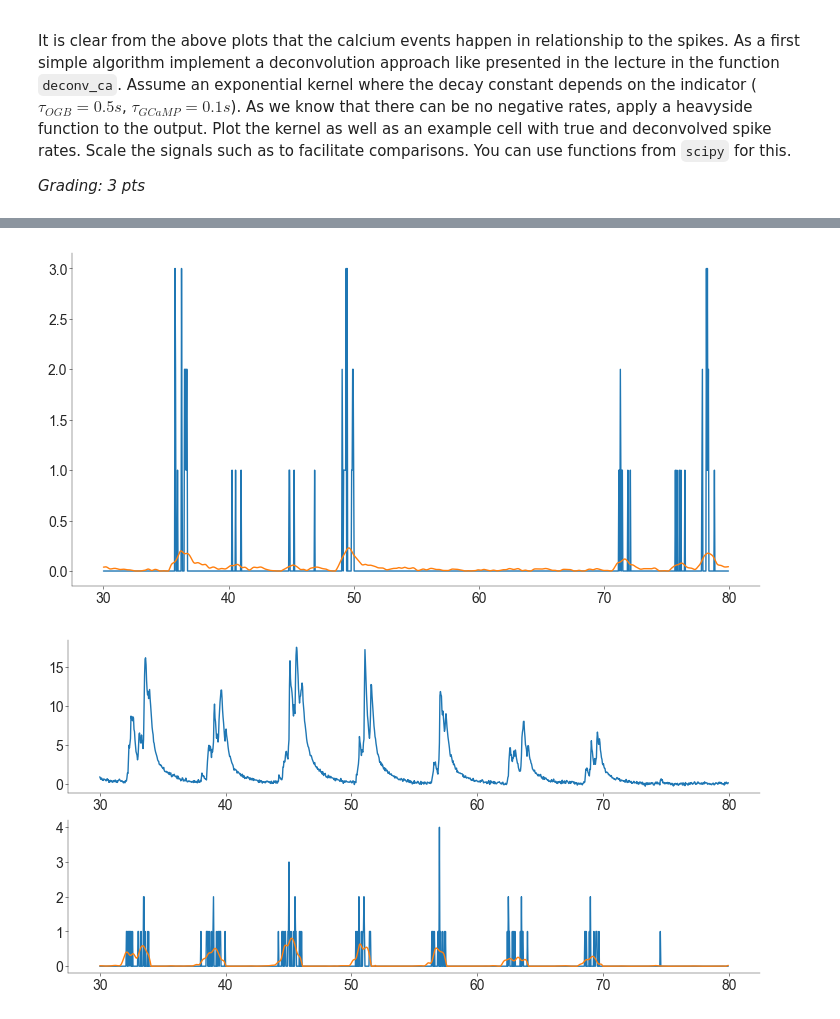
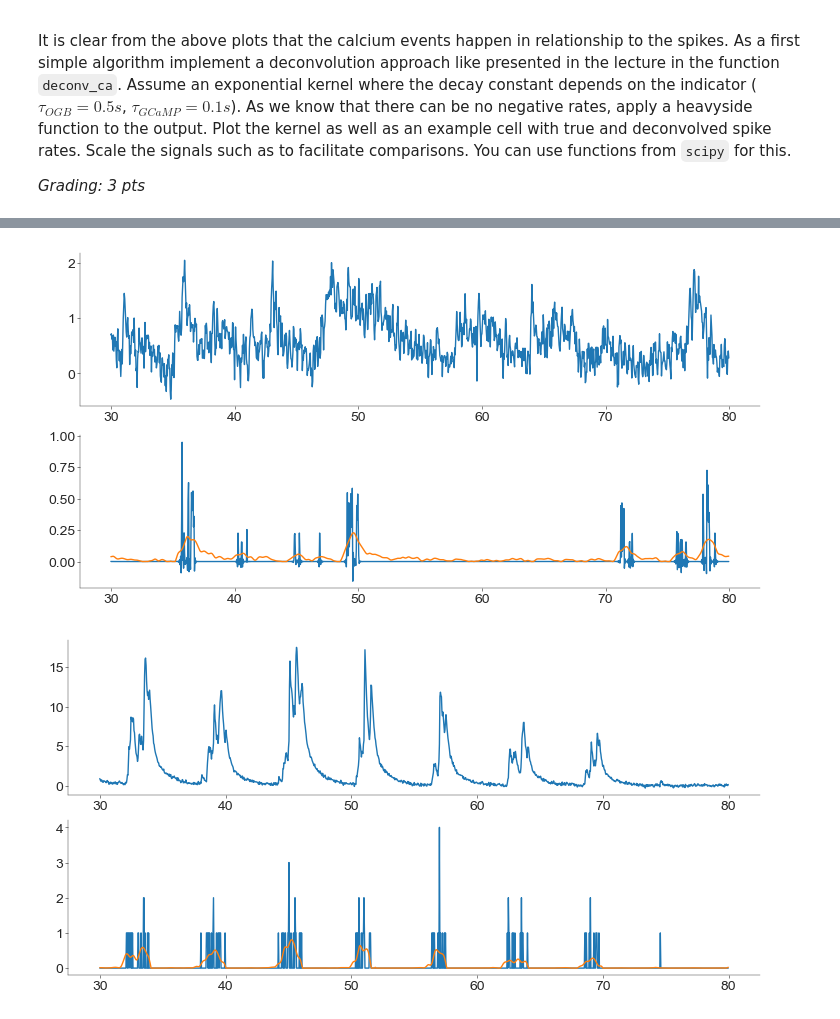
Before and after one commit to atimcenko/tu-neural-data-science, a Jupyter notebook: notebooks/CodingLab3_Ali.ipynb, the cells around one changed output, grey strips where cells are left out. Drawn from its saved outputs; the diff is of its cells as text; code cells hidden in the pictures.

```diff
--- a/notebooks/CodingLab3_Ali.ipynb
+++ b/notebooks/CodingLab3_Ali.ipynb
@@ -139,6 +141,10 @@ ogb_spikes = downsample_counts(ogb_spikes_orig.to_numpy(), fs_orig, fs)
 gcamp_calcium = signal.decimate(gcamp_calcium_orig.to_numpy(), q, n=filter_order, axis=0)
 gcamp_spikes = downsample_counts(gcamp_spikes_orig.to_numpy(), fs_orig, fs)
 
+# example decimation of spikes
+ogb_spikes_decim = signal.decimate(ogb_spikes_orig.to_numpy(), q, n=filter_order, axis=0)
+gcamp_spikes_decim = signal.decimate(gcamp_spikes_orig.to_numpy(), q, n=filter_order, axis=0)
+
 times = np.arange(ogb_calcium.shape[0]) / fs
 
 print(ogb_calcium_orig.shape)
@@ -384,11 +406,14 @@ plt.show()
 # %%
 sp_hat_ogb = deconv_ca(ogb_calcium_denoised[:, i_cell_ogb], tau=tau_ogb + 0.5, dt=1/fs)
 
-plt.plot(times[t_slice], ogb_spikes[t_slice, i_cell_ogb])
+plt.subplot(2, 1, 1)
+plt.plot(times[t_slice], ogb_calcium[t_slice, i_cell_gcamp])
+plt.subplot(2, 1, 2)
+plt.plot(times[t_slice], ogb_spikes_decim[t_slice, i_cell_ogb])
 plt.plot(times[t_slice], sp_hat_ogb[t_slice])
 plt.show()
 # %% [output]
-[figure, old version]
+[figure, new version]
 # %%
 sp_hat_gcamp = deconv_ca(gcamp_calcium_denoised[:, i_cell_gcamp], tau=tau_gcamp + 1, dt=1/fs)
 
```
Also changed, not shown: parts of 11 cells of this notebook, 1 other file.
